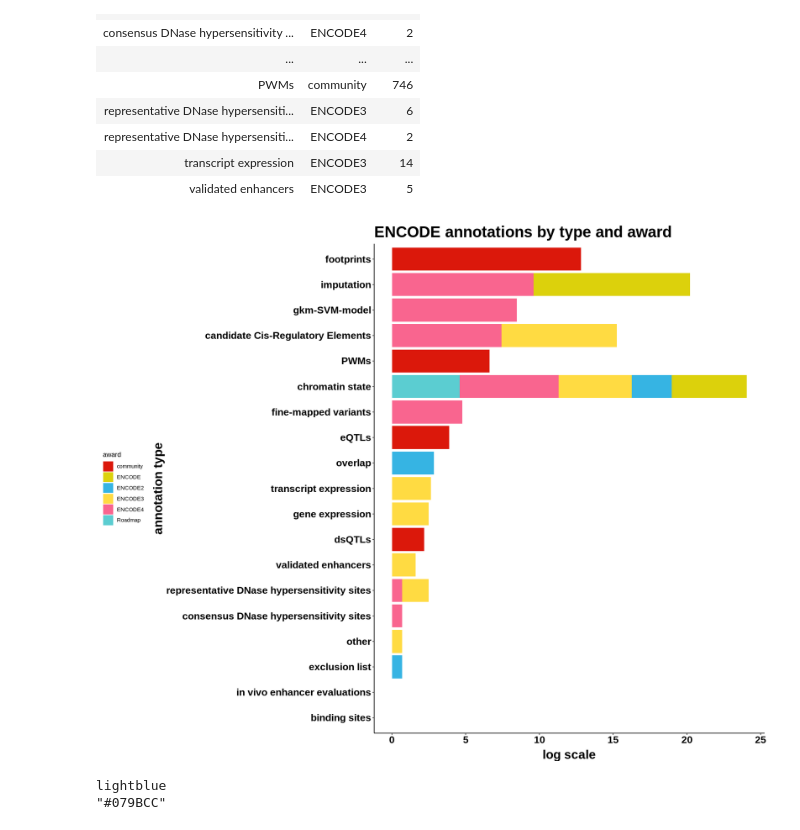
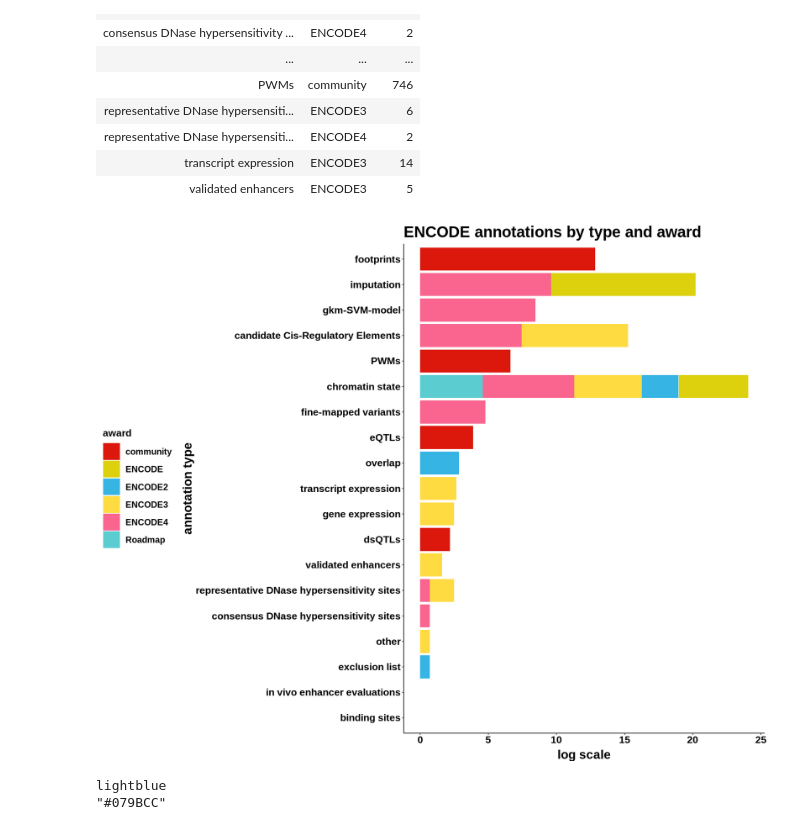
Before and after one commit to meenakshikagda/Data-visualization, a Jupyter notebook: Figure_paper_annotations.ipynb, the cells around one changed output. Drawn from its saved outputs; the diff is of its cells as text; code cells hidden in the pictures.

```diff
--- a/Figure_paper_annotations.ipynb
+++ b/Figure_paper_annotations.ipynb
@@ -276,24 +276,27 @@ A grouped_df: 31 × 3
 # %%
 ggplot(my_df3) +
     geom_col(aes(x=reorder(annotation_type,Count), y=log(Count), fill=award)) +
     #width=0.8, position = position_dodge(5)) +
     coord_flip() + theme_classic() +
     scale_fill_manual(values=c('#DB180B','#DCD10C', '#36B4E3','#FFDB42','#F9658F','#5BCDD1')) + #079BCC #FF0F96
     #geom_text(aes(x=annotation_type, y=log(Count),label = Count),
      #vjust=1, hjust=1, angle=360, color="black", fontface='bold') +
     ggtitle("ENCODE annotations by type and award") +
     theme(legend.position="left",
+            legend.key.size=unit(1,"cm"),
+           legend.text=element_text(size=14, color="black", face="bold"),
+           legend.title=element_text(size=16, color="black", face="bold"),
             #plot.margin=unit(c(0.5,0.5,0.5,0.5),"cm"),
            axis.title.x=element_text(vjust = -0.5, size=20, color="black", face="bold"),
            axis.title.y=element_text(hjust = 0.5, size=20, color="black", face="bold"),
            axis.text.x =element_text(size=16, color="black", face = "bold"),
            axis.text.y =element_text(size=16, color="black", face = "bold")) +
            theme(plot.title = element_text(size = 25, face = "bold"),
            panel.spacing = unit(0.2, 'cm')) +
            xlab("annotation type") +
            ylab("log scale")
 # %% [output]
-[figure, old version]
+[figure, new version]
 # %%
 drsimonj_colors[8]
 # %% [output]
```
